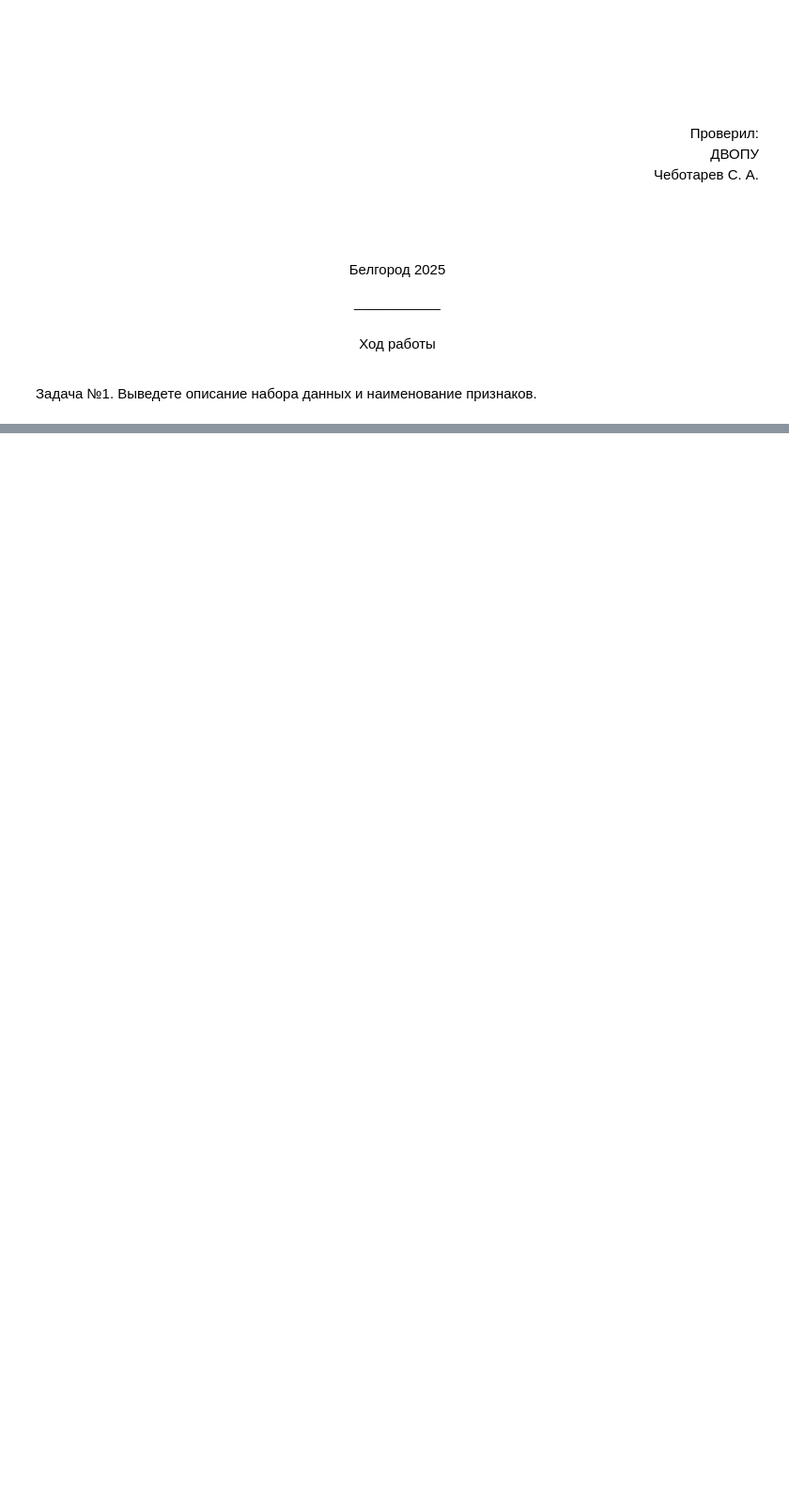
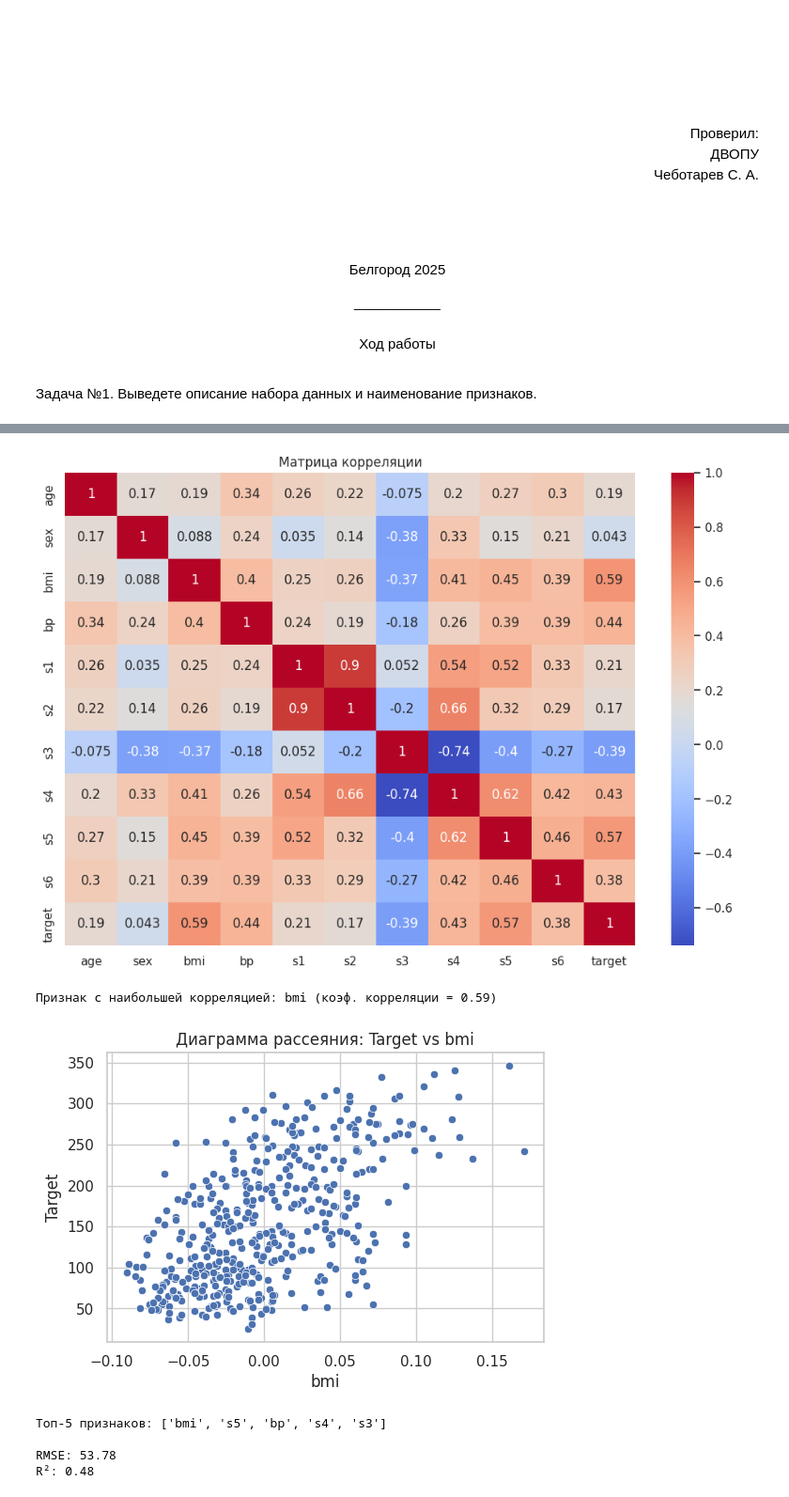
Before and after one commit to Serarrs/dap-2024, a Jupyter notebook: les06/rep.ipynb, the cells around one changed output, grey strips where cells are left out. Shown: that part at 94% size. Saved outputs shown, nothing was run; the diff lists cells and outputs as text; code cells hidden in the pictures; blank space fills up the shorter version.

```diff
--- a/les06/rep.ipynb
+++ b/les06/rep.ipynb
@@ -304,0 +57,70 @@ print(f"Коэффициент детерминации R²: {r2:.2f}")
+# %%
+# Импорт необходимых библиотек
+import numpy as np
+import pandas as pd
+import matplotlib.pyplot as plt
+import seaborn as sns
+from sklearn import datasets
+from sklearn.model_selection import train_test_split
+from sklearn.linear_model import LinearRegression
+from sklearn.metrics import mean_squared_error, r2_score
+
+# Задача №1. Выведете описание набора данных и наименование признаков
+diabetes = datasets.load_diabetes()
+print("Описание набора данных:")
+print(diabetes['DESCR'])
+print("\nНазвания признаков:")
+print(diabetes['feature_names'])
+
+# Задача №2. Создайте DataFrame с признаками и целевым значением, выведите первые 5 строк
+df = pd.DataFrame(data=diabetes.data, columns=diabetes.feature_names)
+df['target'] = diabetes.target
+print("\nПервые 5 строк DataFrame:")
+print(df.head())
+
+# Задача №3. Выведите информацию о типах данных, категориальных признаках и null-значениях
+print("\nИнформация о типах данных:")
+print(df.info())
+print("\nНаличие пропусков:")
+print(df.isnull().sum())
+
+# Задача №4. Постройте матрицу корреляции
+plt.figure(figsize=(12, 8))
+sns.heatmap(df.corr(), annot=True, cmap='coolwarm')
+plt.title("Матрица корреляции")
+plt.show()
+
+# Задача №5. Диаграмма рассеяния для признака с наибольшей корреляцией с целевым значением
+correlations = df.corr()['target'].drop('target')
+max_corr_feature = correlations.abs().idxmax()
+print(f"\nПризнак с наибольшей корреляцией: {max_corr_feature} (коэф. корреляции = {correlations[max_corr_feature]:.2f})")
+
+plt.figure(figsize=(6, 4))
+sns.scatterplot(x=df[max_corr_feature], y=df['target'])
+plt.xlabel(max_corr_feature)
+plt.ylabel("Target")
+plt.title(f"Диаграмма рассеяния: Target vs {max_corr_feature}")
+plt.show()
+
+# Задача №6. Сформируйте X из 5 признаков с самой высокой корреляцией с target, сформируйте y
+top_5_features = correlations.abs().sort_values(ascending=False).head(5).index.tolist()
+X = df[top_5_features]
+y = df['target']
+print(f"\nТоп-5 признаков: {top_5_features}")
+
+# Задача №7. Разделите данные на обучающую и тестовую выборки (25% — тест)
+X_train, X_test, y_train, y_test = train_test_split(X, y, test_size=0.25, random_state=42)
+
+# Задача №8. Обучите модель линейной регрессии
+model = LinearRegression()
+model.fit(X_train, y_train)
+
+# Задача №9. Расчет RMSE
+y_pred = model.predict(X_test)
+rmse = np.sqrt(mean_squared_error(y_test, y_pred))
+print(f"\nRMSE: {rmse:.2f}")
+
+# Задача №10. Расчет R²
+r2 = r2_score(y_test, y_pred)
+print(f"R²: {r2:.2f}")
+# %% [output]
@@ -304,0 +144,7 @@ print(f"Коэффициент детерминации R²: {r2:.2f}")
+[figure, added]
+Признак с наибольшей корреляцией: bmi (коэф. корреляции = 0.59)
+[figure, added]
+Топ-5 признаков: ['bmi', 's5', 'bp', 's4', 's3']
+
+RMSE: 53.78
+R²: 0.48
```
Also changed, not shown: parts of 20 cells of this notebook.
